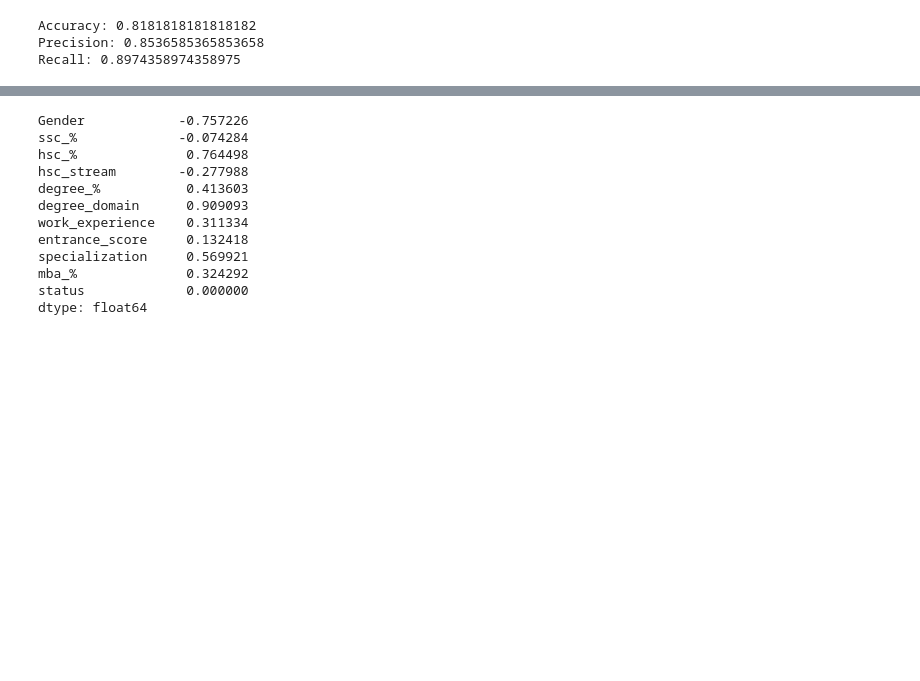
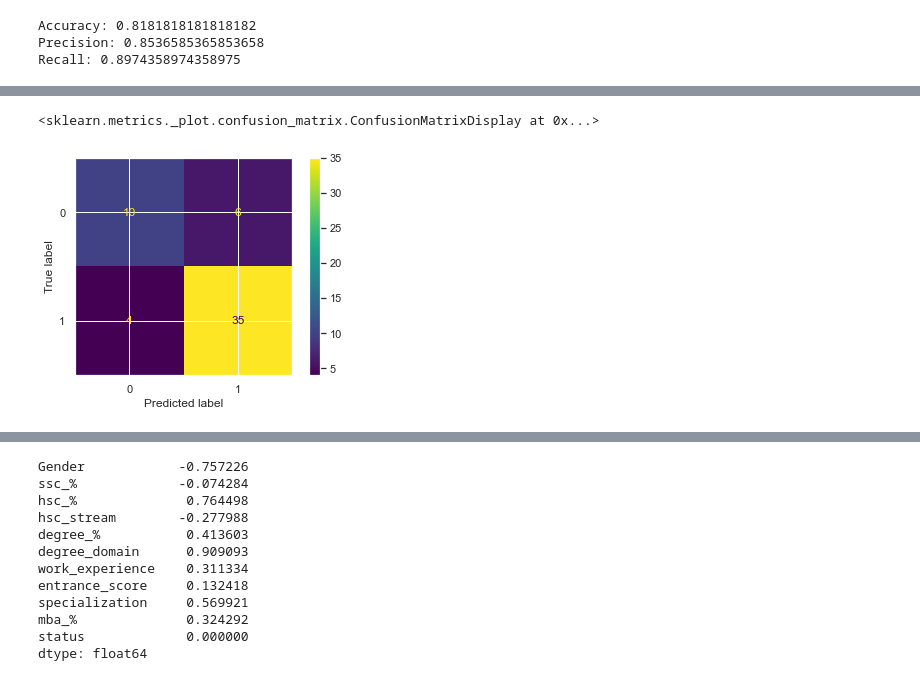
Before and after one commit to Graphtrack/IIMR-Phoenix, a Jupyter notebook: Pheonix analysis.ipynb, the cells around one changed output, grey strips where cells are left out. Drawn from its saved outputs; the diff is of its cells as text; code cells hidden in the pictures; blank space fills up the shorter version.

Commit message:
confusion matrix

```diff
--- a/Pheonix analysis.ipynb
+++ b/Pheonix analysis.ipynb
@@ -142,3 +154,9 @@ Recall: 0.8974358974358975
+# %%
+from sklearn.metrics import plot_confusion_matrix
+plot_confusion_matrix(logreg, X_test, y_test)
+# %% [output]
+<sklearn.metrics._plot.confusion_matrix.ConfusionMatrixDisplay at 0x...>
+[figure, added]
 # %%
 y_pred_prob_df = pd.DataFrame(logreg.predict_proba(X))
 # %%
```
Also changed, not shown: parts of 10 cells of this notebook.
